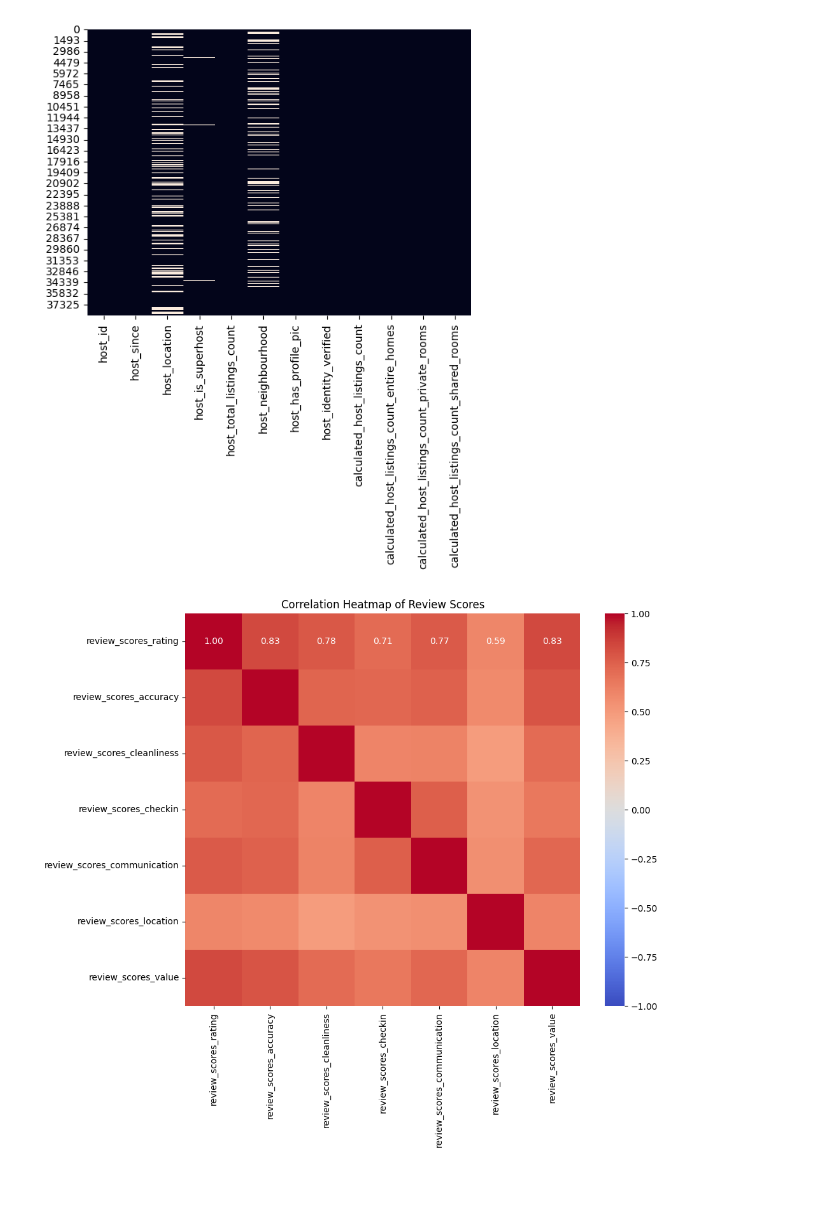
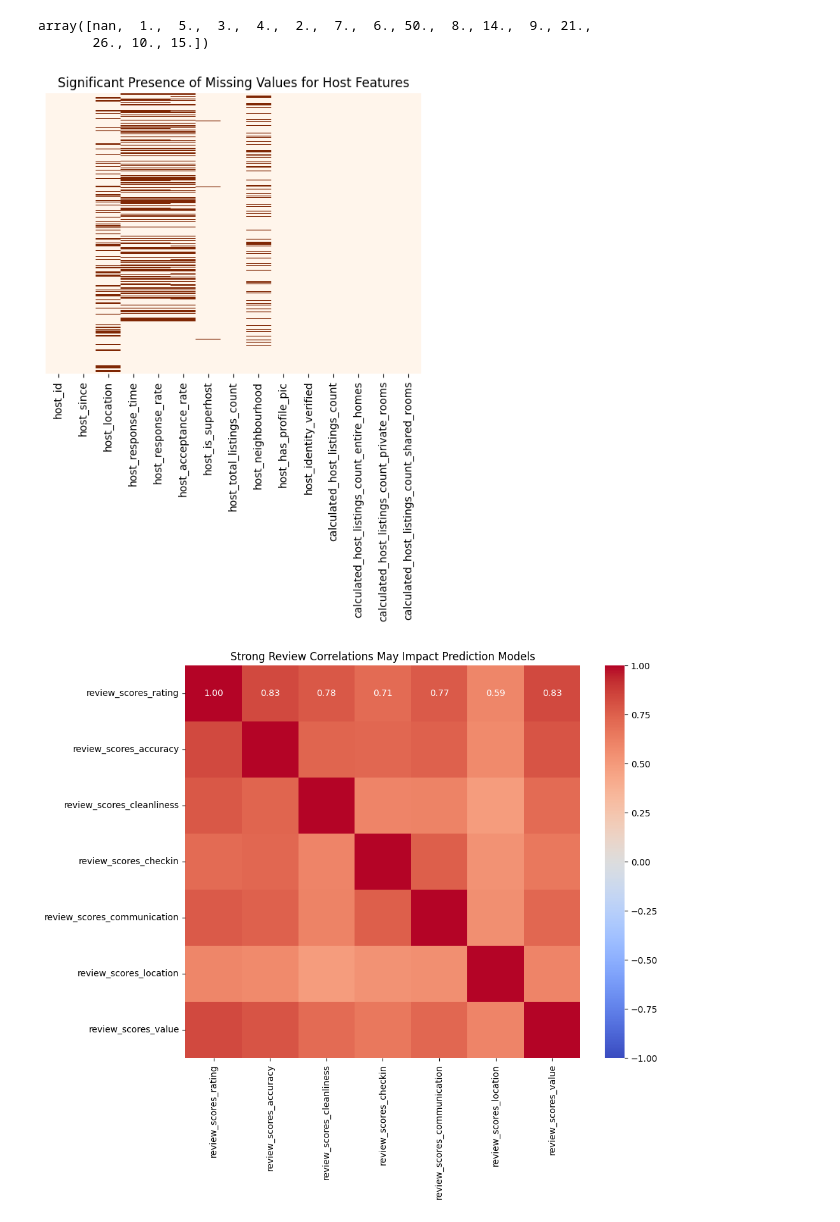
Before and after one commit to heidiwiest/tdt4259-main, a Jupyter notebook: z_obsolete_work/dataset_report_plots.ipynb, the cells around one changed output. Saved outputs shown, nothing was run; the diff lists cells and outputs as text; code cells hidden in the pictures; blank space fills up the shorter version.

Commit message:
Added some more plots

```diff
--- a/z_obsolete_work/dataset_report_plots.ipynb
+++ b/z_obsolete_work/dataset_report_plots.ipynb
@@ -12,13 +22,21 @@ with gzip.open(file_path, 'rt', encoding='utf-8') as file:
 # %%
-host_features = listings[['host_id', 'host_since', 'host_location', 'host_is_superhost', 'host_total_listings_count',
+host_features = listings[['host_id', 'host_since', 'host_location', 'host_response_time', 'host_response_rate', 'host_acceptance_rate',
+                          'host_is_superhost', 'host_total_listings_count',
                           'host_neighbourhood', 'host_has_profile_pic', 'host_identity_verified', 'calculated_host_listings_count',
                           'calculated_host_listings_count_entire_homes', 'calculated_host_listings_count_private_rooms',
                           'calculated_host_listings_count_shared_rooms']]
+# %%
+listings_features['bedrooms'].unique()
+# %% [output]
+array([nan,  1.,  5.,  3.,  4.,  2.,  7.,  6., 50.,  8., 14.,  9., 21.,
+       26., 10., 15.])
 # %%
-sns.heatmap(host_features.isnull(), cbar=False)
+sns.heatmap(host_features.isnull(), cbar=False, cmap='Oranges')
+plt.yticks([])
+plt.title("Significant Presence of Missing Values for Host Features")
 plt.show()
 # %% [output]
-[figure, old version]
+[figure, new version]
 # %%
 review_dataframe = listings[['review_scores_rating', 'review_scores_accuracy', 'review_scores_cleanliness', 'review_scores_checkin',
                              'review_scores_communication', 'review_scores_location', 'review_scores_value']]
@@ -29,7 +47,7 @@ correlation_matrix = review_dataframe.corr()
 # Create a heatmap
 plt.figure(figsize=(10, 8))
 heatmap = sns.heatmap(correlation_matrix, annot=True, fmt=".2f", cmap='coolwarm', vmin=-1, vmax=1)
-plt.title('Correlation Heatmap of Review Scores')
+plt.title('Strong Review Correlations May Impact Prediction Models')
 plt.show()
 # %% [output]
-[figure, old version]
+[figure, new version]
```
Also changed, not shown: parts of 6 cells of this notebook.
